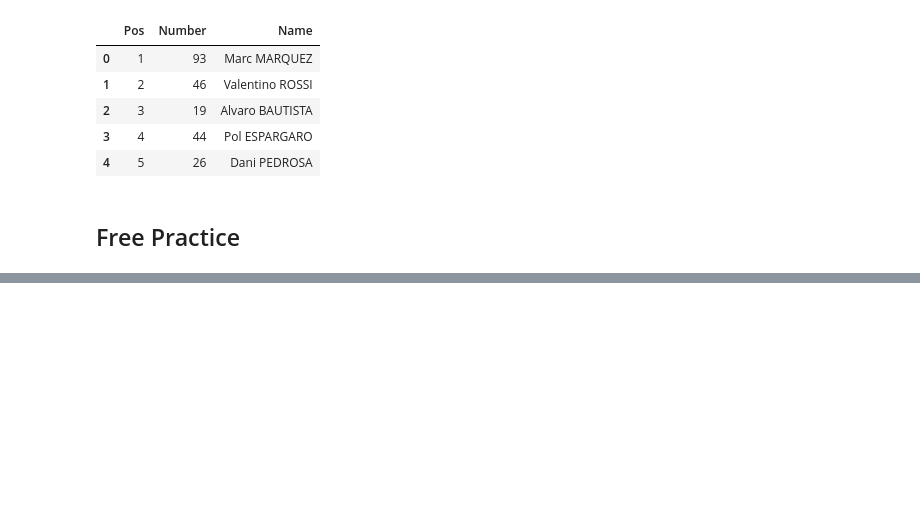
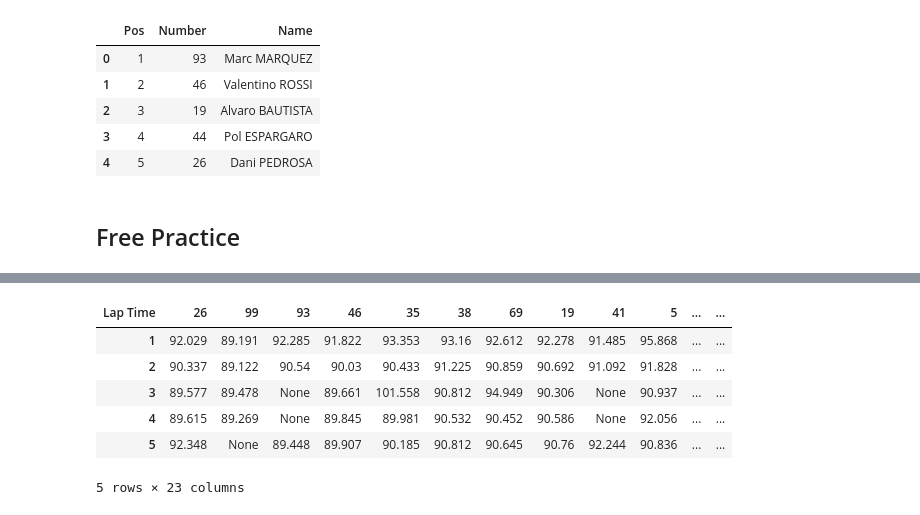
Before and after one commit to aeross/MotoGP-Free-Practice-Analyser, a Jupyter notebook: code/preprocess.ipynb, the cells around one changed output, grey strips where cells are left out. Cells and saved outputs as stored; diff of their text form; code cells hidden in the pictures; blank space fills up the shorter version.

Commit message:
laptime outlier removal

```diff
--- a/code/preprocess.ipynb
+++ b/code/preprocess.ipynb
@@ -213,0 +214,54 @@ df3.head()
+# %%
+# these are functions to convert laptime format
+def lap_to_sec(lap):
+    # converts laptime format: from --'---.--- string type to seconds float type
+    minsec = lap.split("'")
+    sec = round(int(minsec[0]) * 60 + float(minsec[1]), 3)
+    return sec
+
+def sec_to_lap(sec):
+    # converts laptime format: from seconds float type to --'---.--- string type
+    min = 0
+    while sec >= 60:
+        sec -= 60
+        min += 1
+    sec = format(round(sec, 3), ".3f")
+    lap = str(min) + "'" + str(sec).zfill(6)
+    return lap
+# %%
+# next, we remove laptimes that are the first laps out of pits,
+# the laps where the rider enters the pit (marked with 'P'),
+# and the invalid laps (marked with '*').
+row_len = df3.shape[0]
+col_len = df3.shape[1]
+
+pit = False
+for i in range(col_len):
+    for j in range(row_len):
+        #.iat accesses dataframe by [row, column]
+        laptime = df3.iat[j, i]
+
+        # invalid laptimes converted to None
+        if laptime == None:
+            break
+        if "P" in laptime:
+            pit = True
+            df3.iat[j, i] = None
+        elif pit:
+            df3.iat[j, i] = None
+            pit = False
+        elif "*" in laptime:
+            df3.iat[j, i] = None
+
+        # valid laptimes converted to float
+        else:
+            df3.iat[j, i] = lap_to_sec(laptime)
+df3.head()
+# %% [output]
+| Lap Time | 26 | 99 | 93 | 46 | 35 | 38 | 69 | 19 | 41 | 5 | ... | ... |
+| 1 | 92.029 | 89.191 | 92.285 | 91.822 | 93.353 | 93.16 | 92.612 | 92.278 | 91.485 | 95.868 | ... | ... |
+| 2 | 90.337 | 89.122 | 90.54 | 90.03 | 90.433 | 91.225 | 90.859 | 90.692 | 91.092 | 91.828 | ... | ... |
+| 3 | 89.577 | 89.478 | None | 89.661 | 101.558 | 90.812 | 94.949 | 90.306 | None | 90.937 | ... | ... |
+| 4 | 89.615 | 89.269 | None | 89.845 | 89.981 | 90.532 | 90.452 | 90.586 | None | 92.056 | ... | ... |
+| 5 | 92.348 | None | 89.448 | 89.907 | 90.185 | 90.812 | 90.645 | 90.76 | 92.244 | 90.836 | ... | ... |
+5 rows × 23 columns
```
Also changed, not shown: parts of 9 cells of this notebook.
